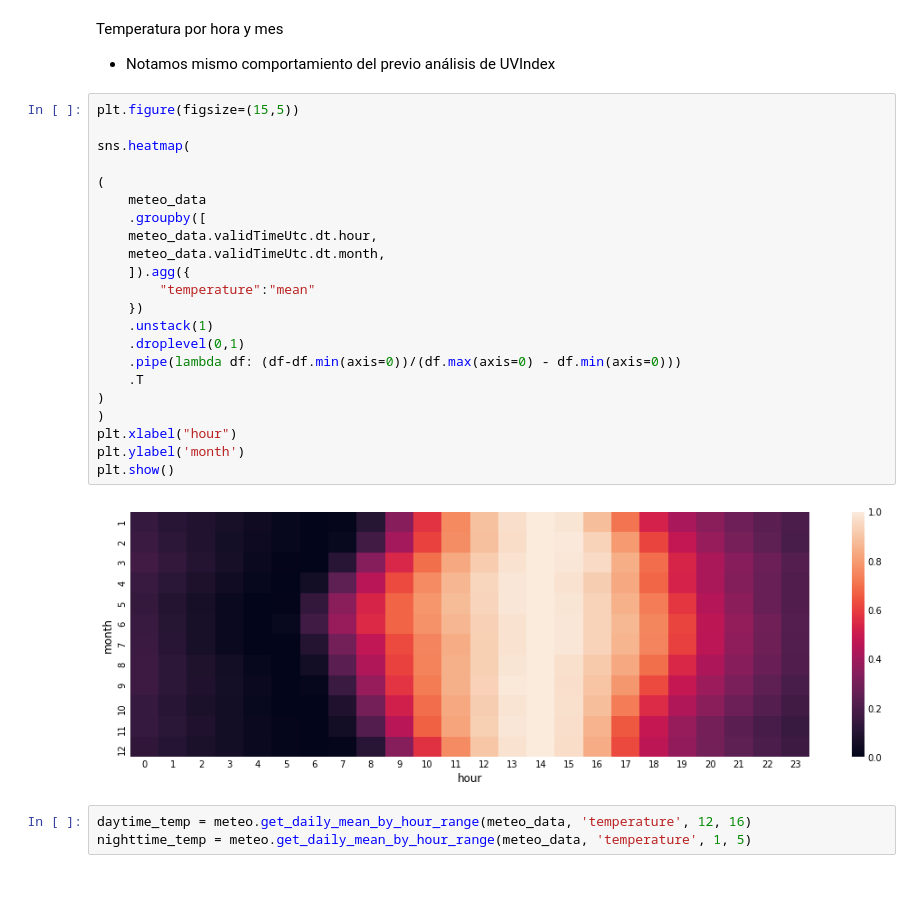
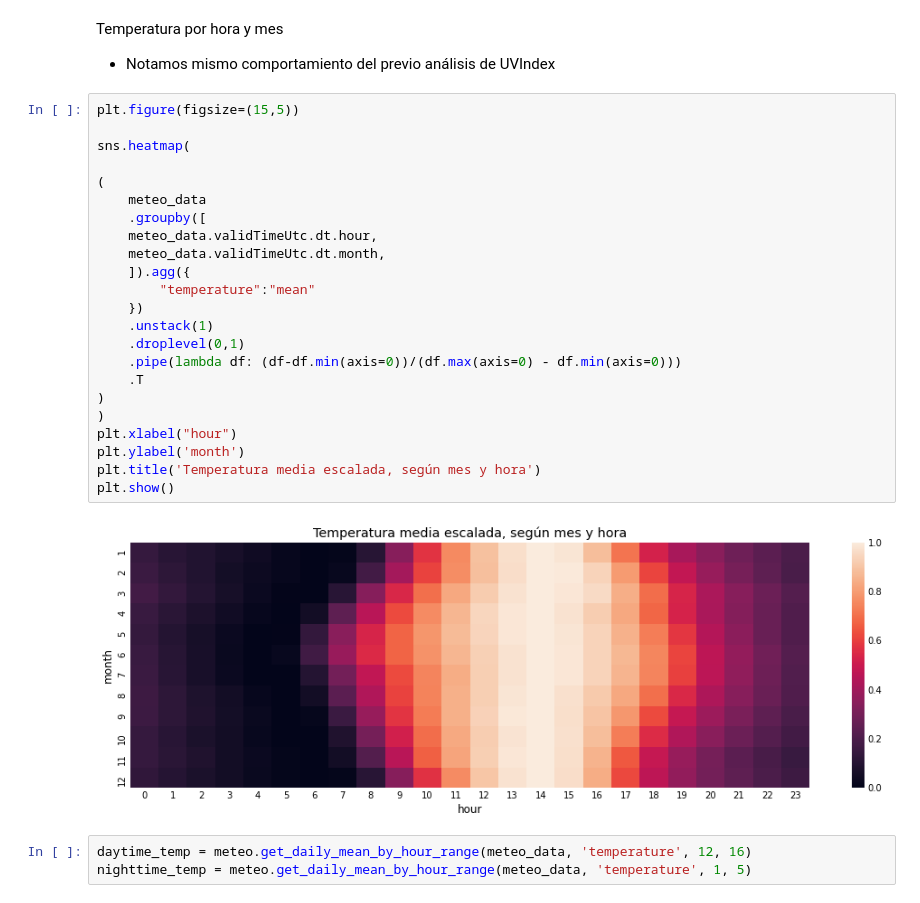
Before and after one commit to vitostamatti/datathon-cajamar-malbecs, a Jupyter notebook: notebooks/01-Exploracion-Malbecs.ipynb, the cells around one changed output. Saved outputs shown, nothing was run; the diff lists cells and outputs as text.

```diff
--- a/notebooks/01-Exploracion-Malbecs.ipynb
+++ b/notebooks/01-Exploracion-Malbecs.ipynb
@@ -1154,27 +1155,28 @@ Temperatura por hora y mes
 # %%
 plt.figure(figsize=(15,5))
 
 sns.heatmap(
 
 (
     meteo_data
     .groupby([
     meteo_data.validTimeUtc.dt.hour,
     meteo_data.validTimeUtc.dt.month,
     ]).agg({
         "temperature":"mean"
     })
     .unstack(1)
     .droplevel(0,1)
     .pipe(lambda df: (df-df.min(axis=0))/(df.max(axis=0) - df.min(axis=0)))
     .T
 )
 )
 plt.xlabel("hour")
 plt.ylabel('month')
+plt.title('Temperatura media escalada, según mes y hora')
 plt.show()
 # %% [output]
-[figure, old version]
+[figure, new version]
 # %%
 daytime_temp = meteo.get_daily_mean_by_hour_range(meteo_data, 'temperature', 12, 16)
 nighttime_temp = meteo.get_daily_mean_by_hour_range(meteo_data, 'temperature', 1, 5)
```
Also changed, not shown: parts of 1 cell of this notebook.
